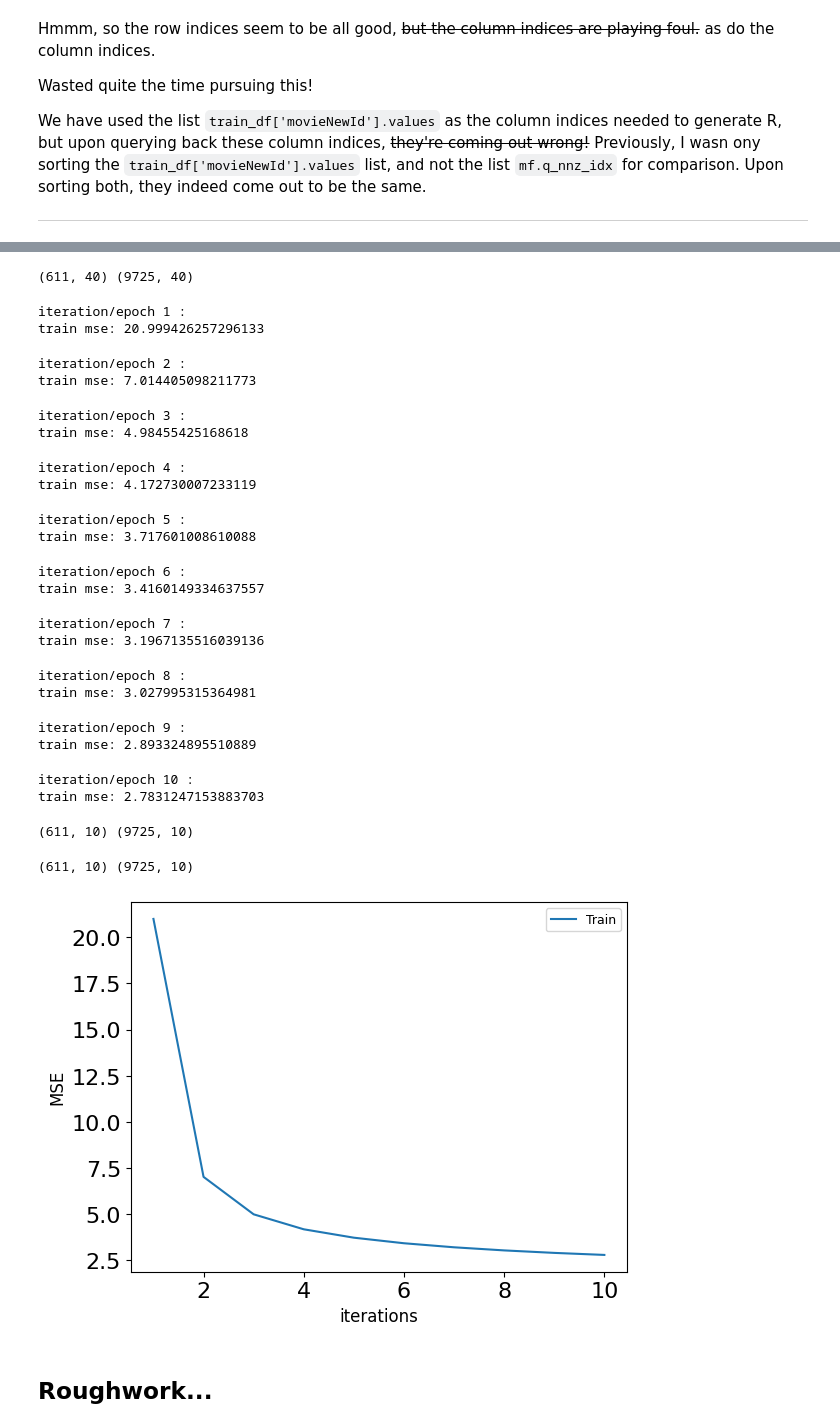
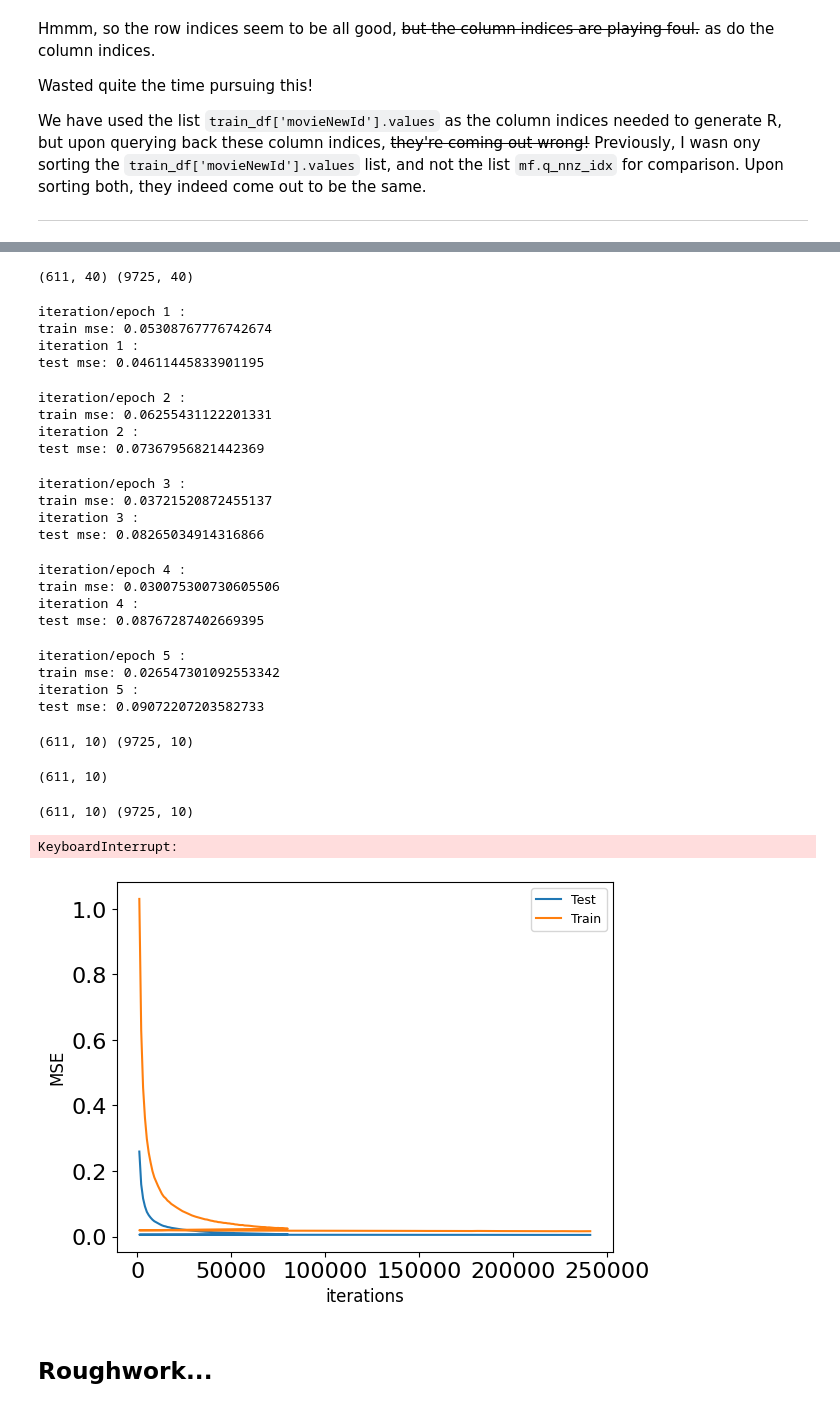
Before and after one commit to kushagrasachan/RecSys, a Jupyter notebook: MF_Recommender_nb.ipynb, the cells around one changed output, grey strips where cells are left out. Drawn from its saved outputs; the diff is of its cells as text; code cells hidden in the pictures.

```diff
--- a/MF_Recommender_nb.ipynb
+++ b/MF_Recommender_nb.ipynb
@@ -36,8 +36,8 @@ Enabling notebook extension jupyter-js-widgets/extension...
 
 Here's a micro-article attempting to list the organisation of files in Pandas' architecture: [Discover Pandas Library Architecture – File Hierarchy in Pandas](https://data-flair.training/blogs/pandas-library-architecture/) -->
 # %%
-# ratings_df = pd.read_csv("./ml-latest-small/ratings.csv")
-ratings_df = pd.read_csv("./ml-10M100K/ratings.dat", delimiter='::', names=['userId', 'movieId', 'rating', 'timestamp'])
+ratings_df = pd.read_csv("./ml-latest-small/ratings.csv")
+# ratings_df = pd.read_csv("./ml-10M100K/ratings.dat", delimiter='::', names=['userId', 'movieId', 'rating', 'timestamp'])
 # ratings_df = pd.read_csv("./anime-ratings-matrix-factorization-v-10/anime ratings dataset/rating.csv")
 # %%
 ratings_df.head()
@@ -276,12 +255,12 @@ Lemme check once that the test and train matrix elements are indeed mutually exc
 
 The cell below seems to show all's good
 # %%
-for i in zip(test.nonzero()[0], test.nonzero()[1]):
-       if( train[i[0],i[1]] != 0 ):
-              print("Hah!")
-for i in zip(train.nonzero()[0], train.nonzero()[1]):
-       if( test[i[0],i[1]] != 0 ):
-              print("Hah!")
+# for i in zip(test.nonzero()[0], test.nonzero()[1]):
+#        if( train[i[0],i[1]] != 0 ):
+#               print("Hah!")
+# for i in zip(train.nonzero()[0], train.nonzero()[1]):
+#        if( test[i[0],i[1]] != 0 ):
+#               print("Hah!")
 # %%
 # print( np.sort(train_df['userId'].values) )
 # print( mf.p_nnz_idx, "\n" )
@@ -549,55 +622,57 @@ class MatrixFactorisation():
 
 mf = MatrixFactorisation(train, 40)
 print( np.shape(mf.P), np.shape(mf.Q) )
-P, Q = mf.als(solver="cg", verbose=True)
+P, Q = mf.als(epochs=5, solver="cg", validation=test, verbose=True)
 # %% [output]
 (611, 40) (9725, 40)
 iteration/epoch 1 :
-train mse: 20.999426257296133
+train mse: 0.05308767776742674
+iteration 1 :
+test mse: 0.04611445833901195
 iteration/epoch 2 :
-train mse: 7.014405098211773
+train mse: 0.06255431122201331
+iteration 2 :
+test mse: 0.07367956821442369
 iteration/epoch 3 :
-train mse: 4.98455425168618
+train mse: 0.03721520872455137
+iteration 3 :
+test mse: 0.08265034914316866
 iteration/epoch 4 :
-train mse: 4.172730007233119
+train mse: 0.030075300730605506
+iteration 4 :
+test mse: 0.08767287402669395
 iteration/epoch 5 :
-train mse: 3.717601008610088
+train mse: 0.026547301092553342
+iteration 5 :
+test mse: 0.09072207203582733
-iteration/epoch 6 :
-train mse: 3.4160149334637557
-iteration/epoch 7 :
-train mse: 3.1967135516039136
-iteration/epoch 8 :
-train mse: 3.027995315364981
-iteration/epoch 9 :
-train mse: 2.893324895510889
-iteration/epoch 10 :
-train mse: 2.7831247153883703
 # %%
 ######--------- Training with SGD (Stochastic Gradient Descent) ---------######
 
 mf = MatrixFactorisation(train, 10)
 print( np.shape(mf.P), np.shape(mf.Q) )
 # print( mf.P )
-P, Q = mf.sgd(epochs=100, learning_rate=0.03, verbose=True)
+P, Q = mf.sgd(epochs=5, learning_rate=0.03, validation=test, verbose=False)
 print(np.shape(P))
 # %% [output]
 (611, 10) (9725, 10)
+(611, 10)
 # %%
 ######--------- Training with Gradient Descent ---------######
 
 mf = MatrixFactorisation(train, 10)
 print( np.shape(mf.P), np.shape(mf.Q) )
 # print( mf.P )
-P, Q = mf.gradient_descent(iterations=500, learning_rate=0.4, _lambda=0, validation=test, verbose=True)
+P, Q = mf.gradient_descent(iterations=10000, learning_rate=0.4, _lambda=0, validation=test, verbose=False)
 # print(np.shape(P))
 # %% [output]
 (611, 10) (9725, 10)
+KeyboardInterrupt:
 # %%
 # print( np.array(mf.train_mse_at_epochs)[:,1] )
-# mf.plot_learning_curve(validation=True)
-mf.plot_learning_curve(validation=None)
+mf.plot_learning_curve(validation=True)
+# mf.plot_learning_curve(validation=None)
 # %% [output]
-[figure, old version]
+[figure, new version]
 # %% [markdown]
 ## Roughwork...
 # %%
```
Also changed, not shown: parts of 11 cells of this notebook, 4 other files.
